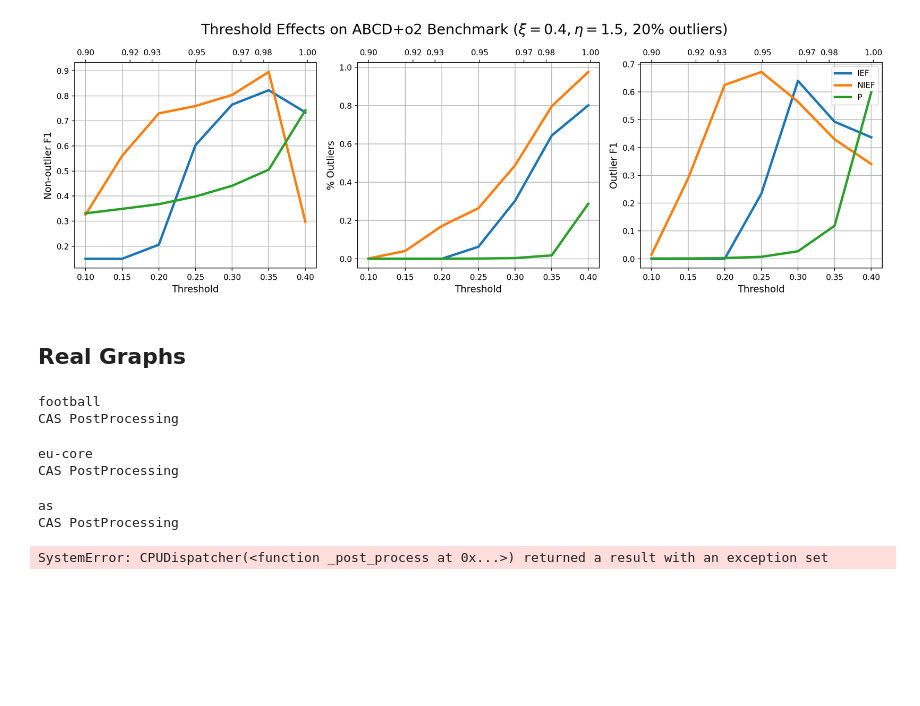
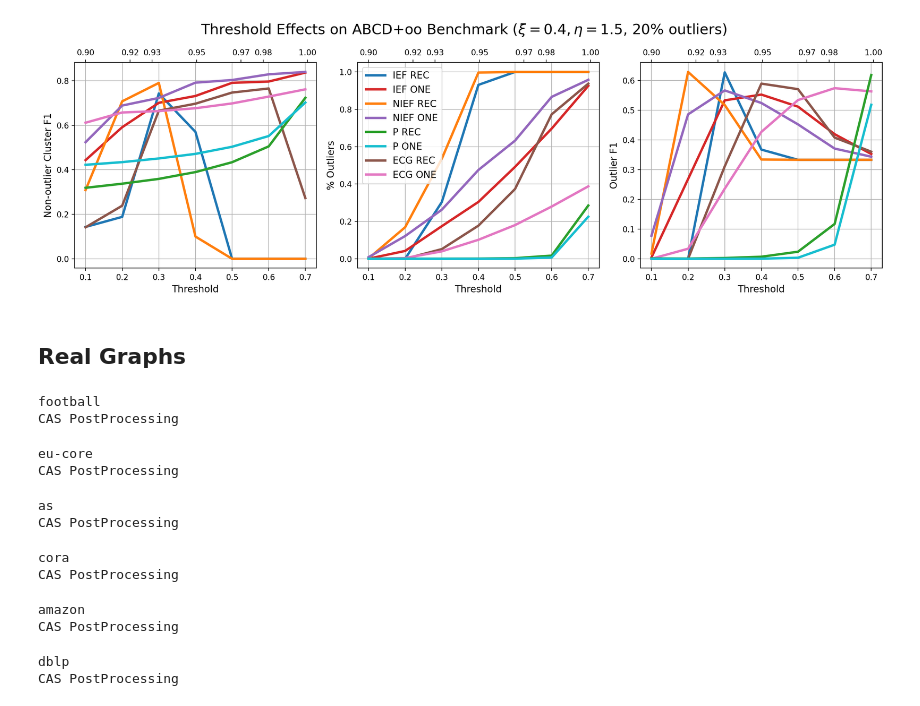
Before and after one commit to ryandewolfe33/CAS, a Jupyter notebook: experiments/outliers_and_overlaps.ipynb, the cells around one changed output. Saved outputs shown, nothing was run; the diff lists cells and outputs as text; code cells hidden in the pictures; blank space fills up the shorter version.

```diff
--- a/experiments/outliers_and_overlaps.ipynb
+++ b/experiments/outliers_and_overlaps.ipynb
@@ -193,11 +229,11 @@ colors = [
     "tab:green",
     "tab:red",
     "tab:purple",
+    "tab:cyan",
     "tab:brown",
     "tab:pink",
     "tab:gray",
     "tab:olive",
-    "tab:cyan",
 ]
 
 fig, axs = plt.subplots(1, 3)
@@ -207,49 +243,81 @@ for i in range(3):
 
     lines += axs[i].plot(
         ief_thresholds,
-        np.mean(ief[i, :, :], axis=1),
+        np.mean(ief[0, i, :, :], axis=1),
         linewidth=3,
-        label="IEF",
+        label="IEF REC",
         c=colors[0],
     )
     lines += axs[i].plot(
         ief_thresholds,
-        np.mean(nief[i, :, :], axis=1),
+        np.mean(ief[1, i, :, :], axis=1),
         linewidth=3,
-        label="NIEF",
+        label="IEF ONE",
+        c=colors[3],
+    )
+    lines += axs[i].plot(
+        ief_thresholds,
+        np.mean(nief[0, i, :, :], axis=1),
+        linewidth=3,
+        label="NIEF REC",
         c=colors[1],
     )
+    lines += axs[i].plot(
+        ief_thresholds,
+        np.mean(nief[1, i, :, :], axis=1),
+        linewidth=3,
+        label="NIEF ONE",
+        c=colors[4],
+    )
     lines += twy.plot(
-        p_thresholds, np.mean(p[i, :, :], axis=1), label="P", linewidth=3, c=colors[2]
+        p_thresholds, np.mean(p[0, i, :, :], axis=1), label="P REC", linewidth=3, c=colors[2]
+    )
+    lines += twy.plot(
+        p_thresholds, np.mean(p[1, i, :, :], axis=1), label="P ONE", linewidth=3, c=colors[5]
+    )
+    lines += axs[i].plot(
+        ief_thresholds,
+        np.mean(ecg[0, i, :, :], axis=1),
+        linewidth=3,
+        label="ECG REC",
+        c=colors[6],
+    )
+    lines += axs[i].plot(
+        ief_thresholds,
+        np.mean(ecg[1, i, :, :], axis=1),
+        linewidth=3,
+        label="ECG ONE",
+        c=colors[7],
     )
     labels = [l.get_label() for l in lines]
 
     # Align tick marks, 5 looks good
     n_ticks = 7
     ief_ticks = np.linspace(np.min(ief_thresholds), np.max(ief_thresholds), n_ticks)
     axs[i].set_xticks(ief_ticks)
     p_ticks = np.round(np.linspace(np.min(p_thresholds), 1, n_ticks), 2)
     twy.set_xticks(p_ticks)
     axs[i].grid()
+    #axs[i].set_ylim((-0.01,1.01))
 
-axs[0].set_ylabel("Non-outlier F1", fontsize=12)
+axs[0].set_ylabel("Non-outlier Cluster F1", fontsize=12)
 axs[1].set_ylabel("% Outliers", fontsize=12)
 axs[2].set_ylabel("Outlier F1", fontsize=12)
 axs[0].set_xlabel("Threshold", fontsize=12)
 axs[1].set_xlabel("Threshold", fontsize=12)
 axs[2].set_xlabel("Threshold", fontsize=12)
-axs[2].legend(lines, labels)
+axs[1].legend(lines, labels, fontsize=12)
 plt.suptitle(
-    f"Threshold Effects on ABCD+o2 Benchmark " + r"$(\xi=0.4, \eta=1.5$, 20% outliers)",
+    f"Threshold Effects on ABCD+oo Benchmark " + r"$(\xi=0.4, \eta=1.5$, 20% outliers)",
     fontsize=18,
 )
 
 fig = plt.gcf()
 fig.set_size_inches(15, 5)
 fig.set_dpi(200)
 fig.tight_layout()
 # %% [output]
-[figure, old version]
+[figure, new version]
 # %% [markdown]
 ## Real Graphs
 # %%
@@ -268,7 +336,7 @@ def load_graph(name):
     return adjacency, labels
 # %%
 graphs = ["football", "eu-core", "as", "cora", "amazon", "dblp"]
-ief_thresholds = np.linspace(0.1, 0.5, 10)
+ief_thresholds = np.linspace(0.1, 0.7, 20)
 #p_thresholds = np.linspace(0.9, 0.999, 10)
 
 # Store (Cluster F1, Non-Outlier Cluster F1, % Outlier) in first axis, theshold in second axis, REP in third axis
@@ -290,21 +358,21 @@ for i, name in enumerate(graphs):
     print("CAS PostProcessing")
     with tqdm(total=len(ief_thresholds)) as pbar:
         for j, t in enumerate(ief_thresholds):
-            cas_predict = CAS.CASPostProcesser(score="ief", threshold=t, only_remove=False).fit_predict(
+            cas_predict = CAS.CASPostProcesser(score="ief", threshold=t, max_rounds=25,  only_remove=False).fit_predict(
                 predict, adjacency
             )
             ief[i, 0, j] = ce.cluster_f1s(labels, cas_predict)
             ief[i, 1, j] = ce.cluster_f1s(labels, cas_predict, drop_outliers=True)
             ief[i, 2, j] = np.sum(cas_predict.getnnz(0) == 0) / n
 
-            cas_predict = CAS.CASPostProcesser(score="nief", threshold=t, only_remove=False).fit_predict(
+            cas_predict = CAS.CASPostProcesser(score="nief", threshold=t, max_rounds=25, only_remove=False).fit_predict(
                 predict, adjacency
             )
             nief[i, 0, j] = ce.cluster_f1s(labels, cas_predict)
             nief[i, 1, j] = ce.cluster_f1s(labels, cas_predict, drop_outliers=True)
             nief[i, 2, j] = np.sum(cas_predict.getnnz(0) == 0) / n
 
-            cas_predict = CAS.CASPostProcesser(score="ief", threshold=t, only_remove=False).fit_predict(
+            cas_predict = CAS.CASPostProcesser(score="ief", threshold=t, max_rounds=25, only_remove=False).fit_predict(
                 predict, ecgo.weights
             )
             ecg[i, 0, j] = ce.cluster_f1s(labels, cas_predict)
@@ -319,7 +387,12 @@ eu-core
 CAS PostProcessing
 as
 CAS PostProcessing
-SystemError: CPUDispatcher(<function _post_process at 0x...>) returned a result with an exception set
+cora
+CAS PostProcessing
+amazon
+CAS PostProcessing
+dblp
+CAS PostProcessing
 # %%
 colors = [
     "tab:blue",
```
Also changed, not shown: parts of 4 cells of this notebook, 1 other file.
